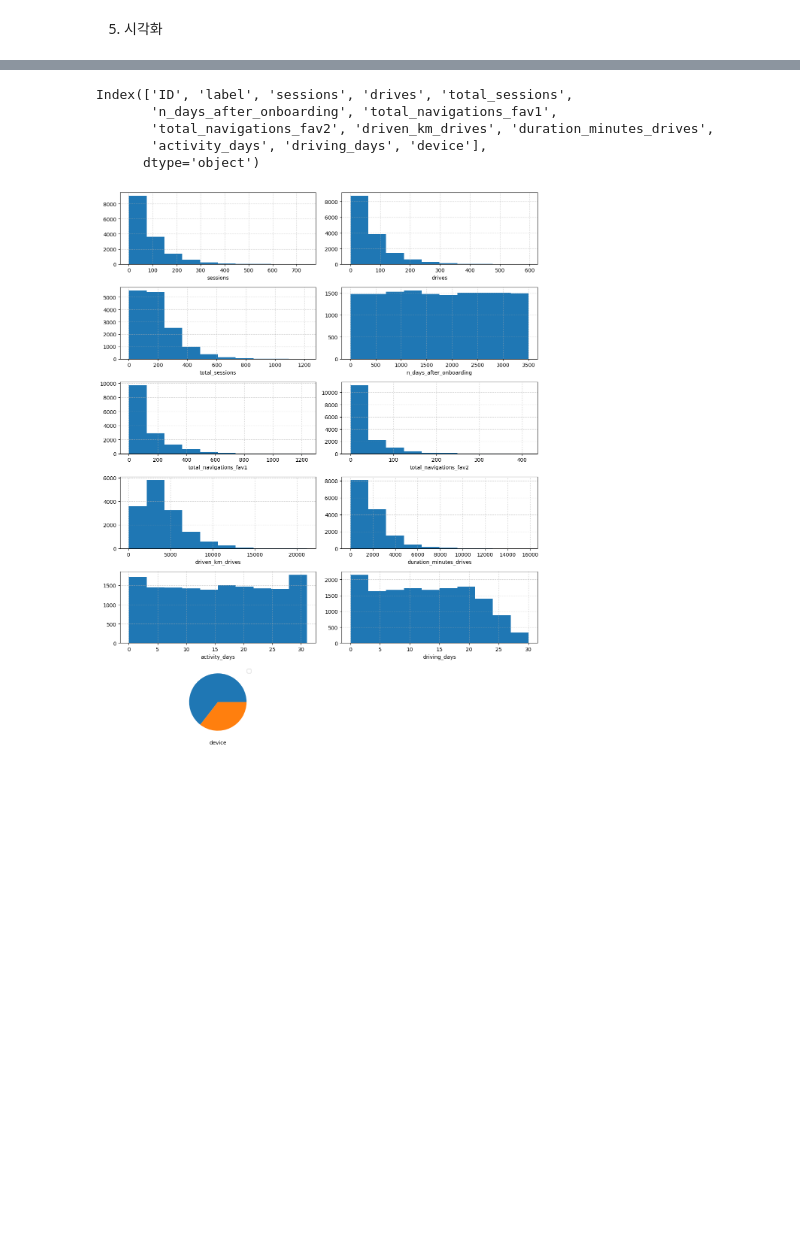
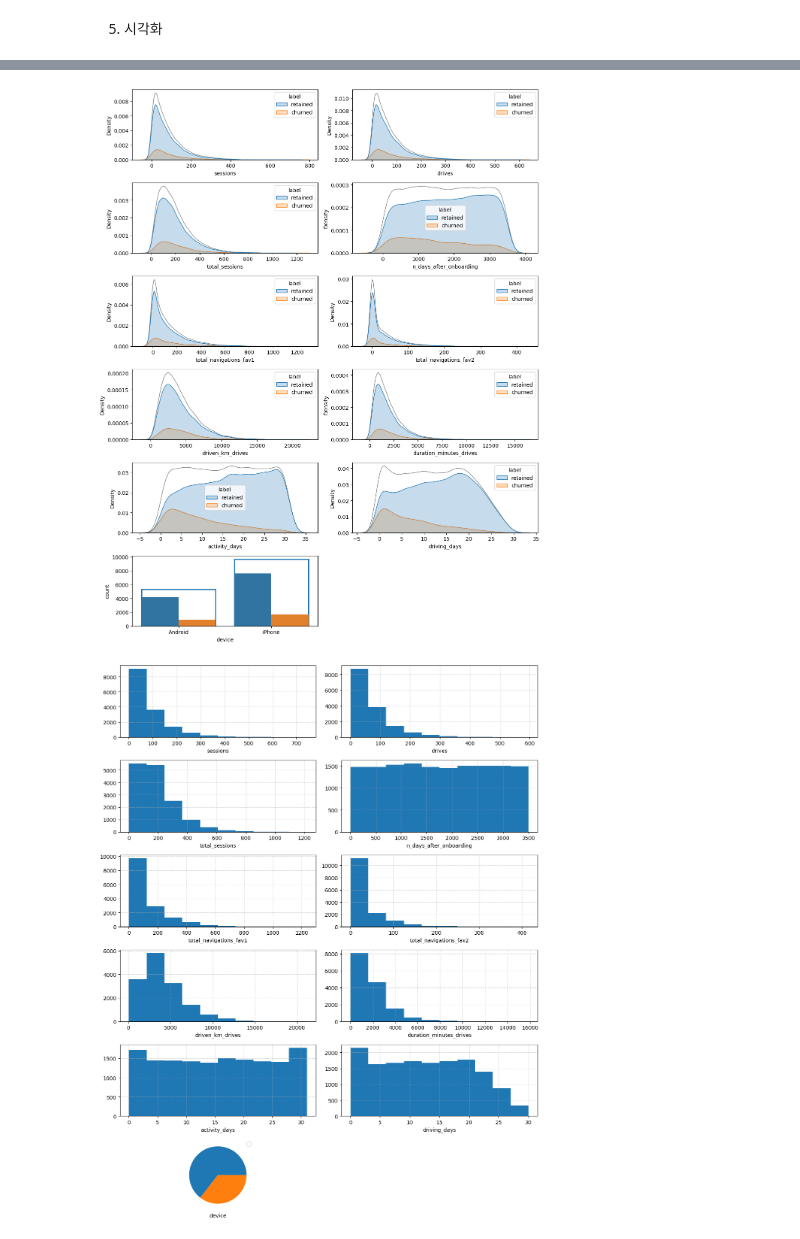
Before and after one commit to SKNETWORKS-FAMILY-AICAMP/SKN06-2nd-6Team, a Jupyter notebook: preprocess.ipynb, the cells around one changed output, grey strips where cells are left out. Cells and saved outputs as stored; diff of their text form; code cells hidden in the pictures; blank space fills up the shorter version.

```diff
--- a/preprocess.ipynb
+++ b/preprocess.ipynb
@@ -251,9 +121,40 @@ plt.show()
-# %%
-data.columns
-# %% [output]
-Index(['ID', 'label', 'sessions', 'drives', 'total_sessions',
-       'n_days_after_onboarding', 'total_navigations_fav1',
-       'total_navigations_fav2', 'driven_km_drives', 'duration_minutes_drives',
-       'activity_days', 'driving_days', 'device'],
-      dtype='object')
+# %%
+import seaborn as sns
+import matplotlib.pyplot as plt
+
+# 각 column별 target 분포
+plt.figure(figsize=(12, 15))
+
+columns = [
+    "sessions",
+    "drives",
+    "total_sessions",
+    "n_days_after_onboarding",
+    "total_navigations_fav1",
+    "total_navigations_fav2",
+    "driven_km_drives",
+    "duration_minutes_drives",
+    "activity_days",
+    "driving_days",
+]
+
+for i, col in enumerate(columns):
+    plt.subplot(6, 2, i + 1)
+    sns.kdeplot(x=data[col], data=data, fill=True, ec="gray", fc="white", legend=True)
+    sns.kdeplot(x=data[col], data=data, hue=data["label"], fill=True, legend=True)
+
+
+plt.subplot(6, 2, 11)
+sns.countplot(x=data["device"], data=data, fill=False, legend=False)
+sns.countplot(
+    x=data["device"],
+    data=data,
+    hue=data["label"],
+    fill=True,
+    legend=False,
+)
+plt.tight_layout()
+plt.show()
+# %% [output]
+[figure, added]
 # %%
```
Also changed, not shown: parts of 22 cells of this notebook, 5 other files.
